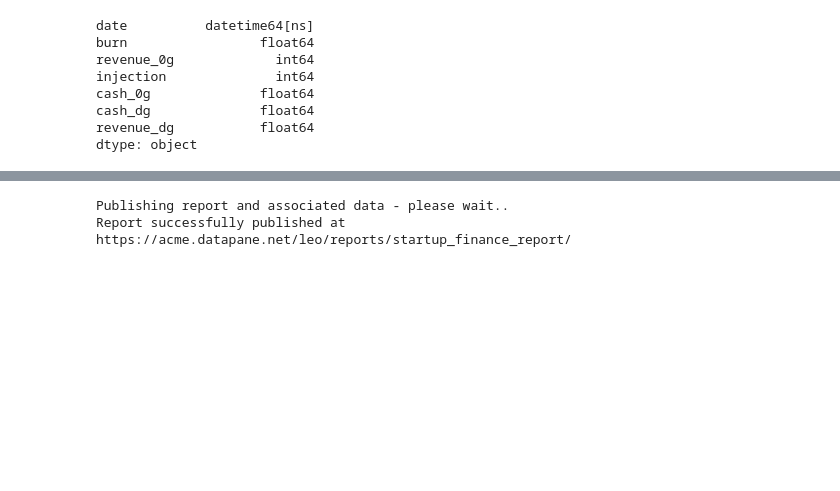
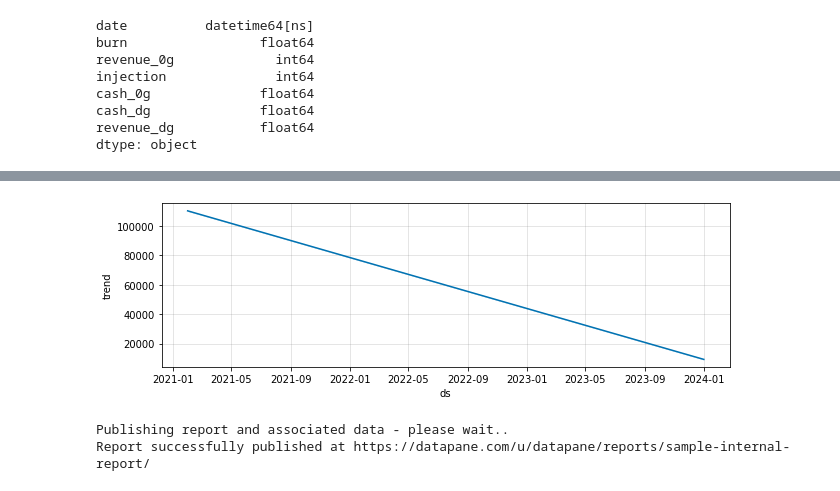
Before and after one commit to datapane/datapane-demos, a Jupyter notebook: startup-calculator/calculator.ipynb, the cells around one changed output, grey strips where cells are left out. Cells and saved outputs as stored; diff of their text form; code cells hidden in the pictures; blank space fills up the shorter version.

```diff
--- a/startup-calculator/calculator.ipynb
+++ b/startup-calculator/calculator.ipynb
@@ -17,8 +17,8 @@ MONTHLY_BURN = dp.Params.get('monthly_burn', CURRENT_CASH_GBP / 12)
 
 # Misc cash injection
 
-INJECTION_AMOUNT = dp.Params.get('cash_injection', 0) # TODO: calculate as derived value
-INJECTION_OFFSET = dp.Params.get('cash_injection_offset', 0) # Number of mos until R&D grant
+INJECTION_AMOUNT = dp.Params.get('cash_injection', 100000) # TODO: calculate as derived value
+INJECTION_OFFSET = dp.Params.get('cash_injection_offset', 5) # Number of mos until R&D grant
 
 # derived values
 
@@ -101,3 +101,21 @@ chart_final = charts.add_selection(selector).interactive().properties(width=850)
 chart_final
 # %% [output]
 [interactive output not drawn]
+# %%
+import pandas as pd
+from fbprophet import Prophet
+
+fc_df = df.rename(columns={"date": "ds", "cash_dg": "y"})
+
+m = Prophet()
+m.fit(fc_df)
+
+future = m.make_future_dataframe(periods=365)
+future.tail()
+forecast = m.predict(future)
+
+from fbprophet.plot import plot_plotly, plot_components_plotly
+
+p = plot_plotly(m, forecast)
+p2 = plot_components_plotly(m, forecast)
+p2.update_layout(autosize=True, width=None)
@@ -104,32 +129,41 @@ chart_final
+# %%
+fig2 = m.plot_components(forecast)
+# %% [output]
+[figure, added]
 # %%
-from datapane import Markdown, Plot, Table, Report
-
-report = [
-    Markdown(f"""
-# Startup Finance Report
-Date: {today.strftime("%B %d, %Y")}
-
-Your burn is currently **£{round(burn)}** per month, and you have **£{CURRENT_CASH_GBP}** in the bank. This includes an presumed cash injection of {INJECTION_AMOUNT} on month {INJECTION_OFFSET}.
-
-> In this dataset, `cash_0g`/`revenue_0g` presumes no further growth, whereas `cash_dg`/`revenue_dg` presumes growth at the current rate continues.
-"""),
-Table(df),
-Markdown("""
-
-## Modelling growth scenarios
-
-This plot models cash and revenue, dependent on various other growth scenarios and based on this month's burn.
+import datapane as dp
+dp.init()
+select = dp.Select(blocks=[
+    dp.Group(
+        blocks=[
+"""This plot models cash and revenue, dependent on various other growth scenarios and based on this month's burn.
 
 - Blue area is cash remaining
 - Orange line is the cumulative sum of all revenue
 - Purple line is monthly revenue
 
 > Drag the slider to adjust growth rate. The growth rate at which the blue area never crosses 0 is the growth you need to achieve **[Default Alive](http://paulgraham.com/aord.html)**.
+""", chart_final
+        ],
+        label='Interactive Plot'
+    ),
+    dp.Plot(p.update_layout(autosize=True, width=None), label='Prophet Forecast'),
+    dp.Group(
+        blocks=[
+            "> In this dataset, `cash_0g`/`revenue_0g` presumes no further growth, whereas `cash_dg`/`revenue_dg` presumes growth at the current rate continues.",
+            dp.DataTable(df)
+        ], label='Interactive Dataset'
+    )
+])
 
-"""),
-    Plot(chart_final)
-]
-Report(*report).publish(headline='Startup Finance Report', name='startup_finance_report')
+dp.Report(
+    "# Sales Forecast",
+    dp.Group(blocks=[
+        dp.BigNumber(value=f"${round(burn)}", heading="Monthly outgoings"),
+        dp.BigNumber(value=f"${CURRENT_CASH_GBP}", heading="Cash in bank", is_upward_change=True, change=7)
+    ], columns=2),
+    select,
+).publish(name='Sample Internal Report', open=True)
 # %% [output]
 Publishing report and associated data - please wait..
-Report successfully published at https://acme.datapane.net/leo/reports/startup_finance_report/
+Report successfully published at https://datapane.com/u/datapane/reports/sample-internal-report/
```
Also changed, not shown: parts of 3 cells of this notebook, 3 other files.
